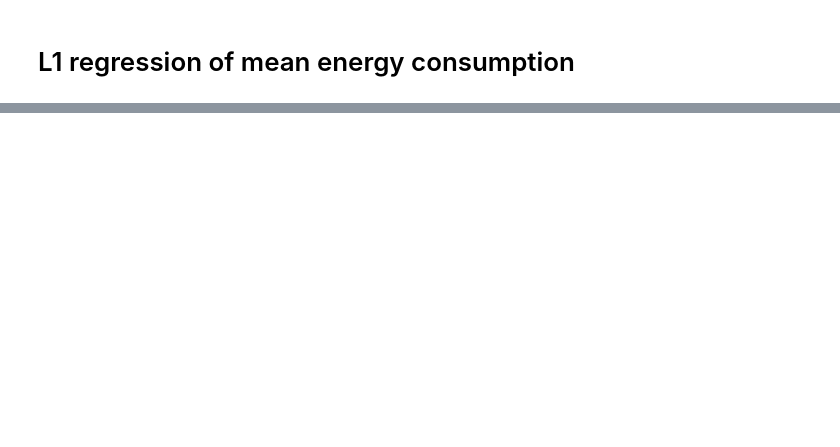
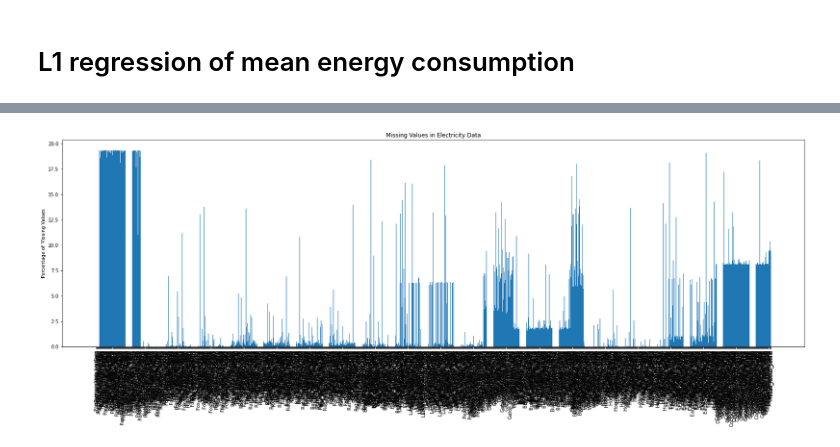
Before and after one commit to MStefko/building-data-genome-project-2, a Jupyter notebook: Marcel_notebooks/first_analysis.ipynb, the cells around one changed output, grey strips where cells are left out. Cells and saved outputs as stored; diff of their text form; code cells hidden in the pictures; blank space fills up the shorter version.

```diff
--- a/Marcel_notebooks/first_analysis.ipynb
+++ b/Marcel_notebooks/first_analysis.ipynb
@@ -83,0 +87,13 @@ memory usage: 211.3 MB
+# %%
+#get rid of the data that has more than 20% missing values
+sensor_data = sensor_data.loc[:, sensor_data.isnull().mean() < 0.2]
+# %%
+#plot the data again
+plt.figure(figsize=(28, 8))
+plt.bar(sensor_data.columns, sensor_data.isnull().mean() * 100)
+plt.xticks(rotation=90)
+plt.ylabel("Percentage of Missing Values")
+plt.title("Missing Values in Electricity Data")
+plt.show()
+# %% [output]
+[figure, added]
```
Also changed, not shown: parts of 6 cells of this notebook.
